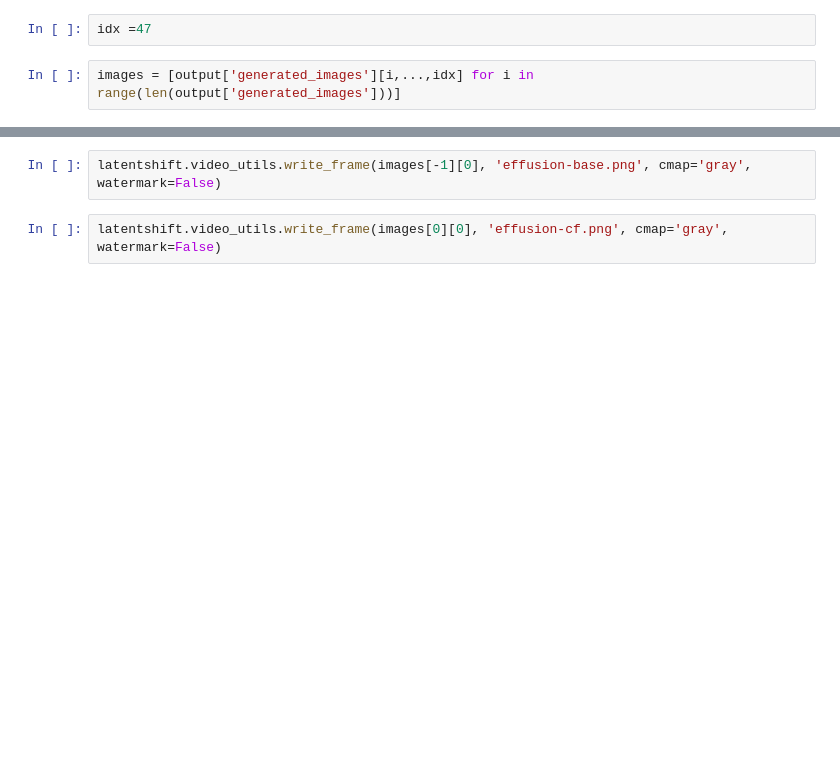
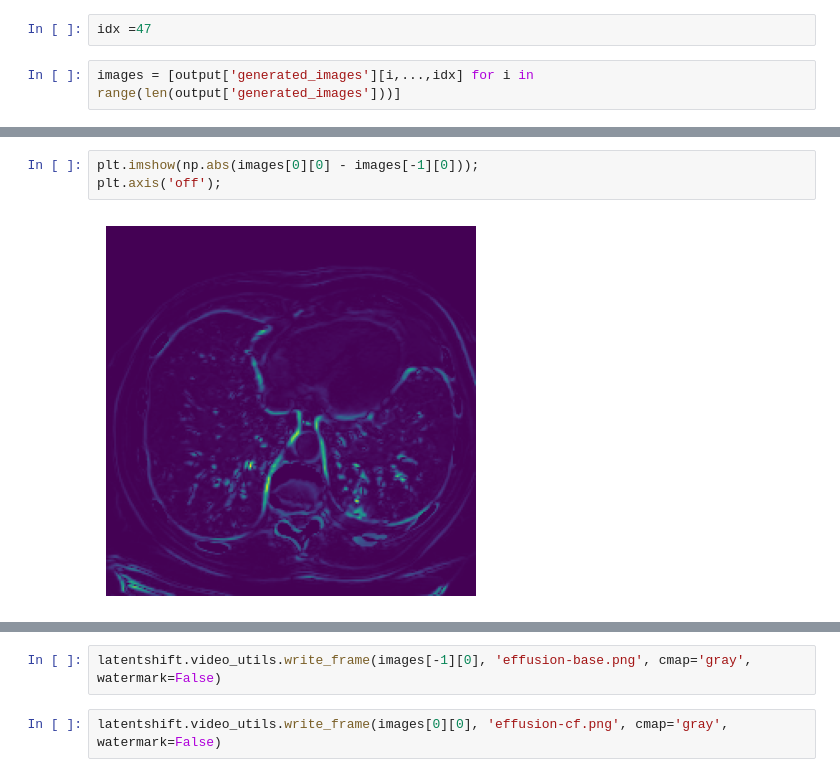
Before and after one commit to ieee8023/ct-counterfactuals, a Jupyter notebook: pleural-effusion.ipynb, the cells around one changed output, grey strips where cells are left out. Saved outputs shown, nothing was run; the diff lists cells and outputs as text; blank space fills up the shorter version.

```diff
--- a/pleural-effusion.ipynb
+++ b/pleural-effusion.ipynb
@@ -144,2 +170,7 @@ plt.imshow(images[-1][0], cmap='gray');
+# %%
+plt.imshow(np.abs(images[0][0] - images[-1][0]));
+plt.axis('off');
+# %% [output]
+[figure, added]
 # %%
 latentshift.video_utils.generate_video({'generated_images':images, 'preds':np.array(output['preds'])-(np.array(output['preds']).min())}, "effusion", show_pred=True, watermark=False, cmap='gray',
```
Also changed, not shown: parts of 17 cells of this notebook, 1 other file.
